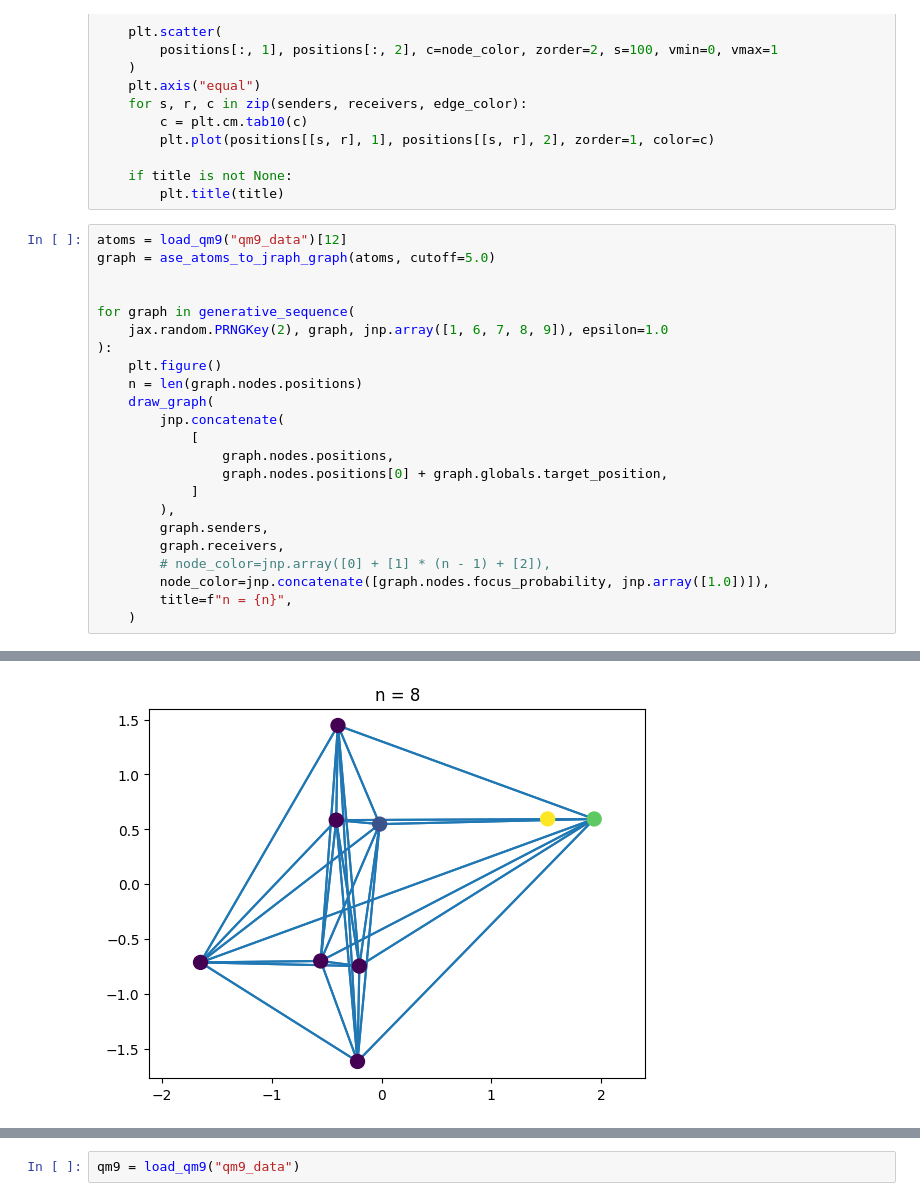
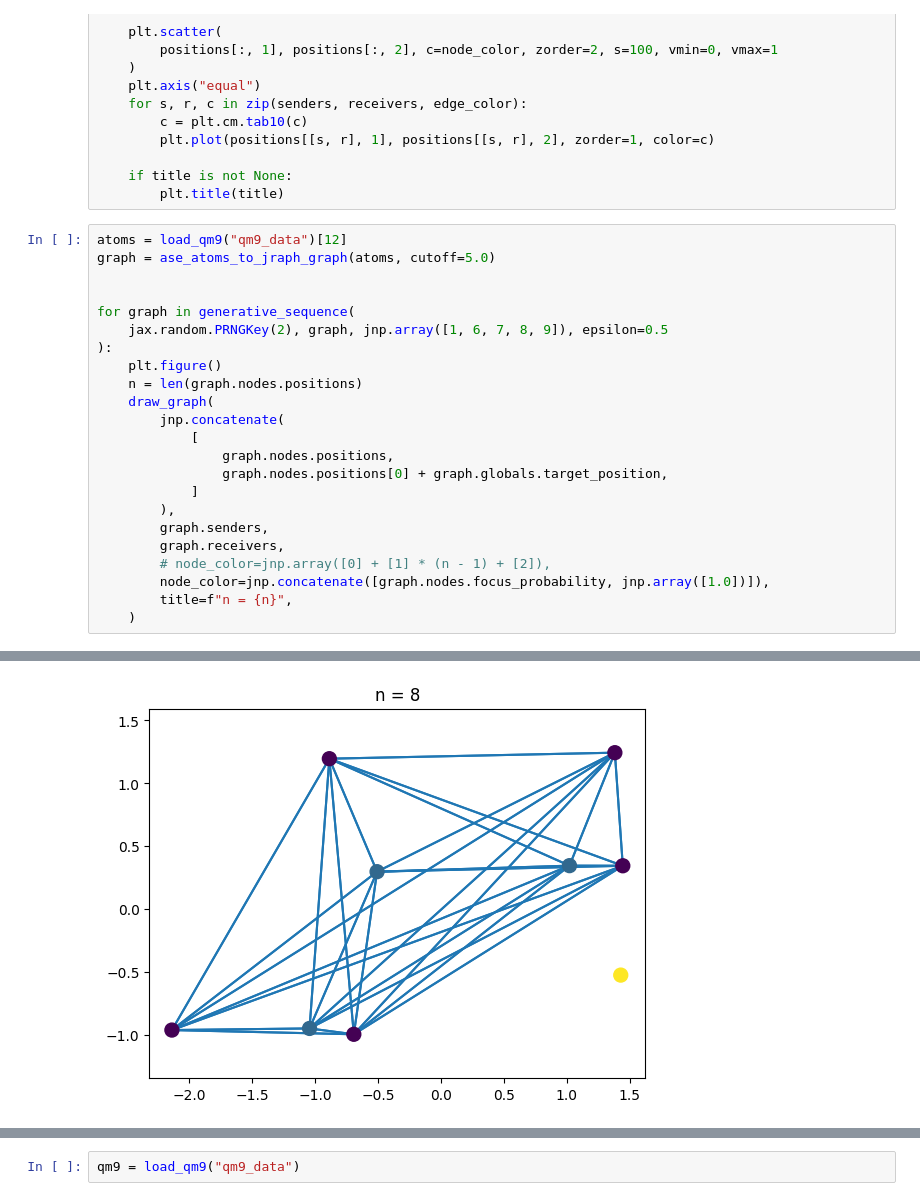
Before and after one commit to atomicarchitects/symphony, a Jupyter notebook: notebooks/test_dataset.ipynb, the cells around one changed output, grey strips where cells are left out. Saved outputs shown, nothing was run; the diff lists cells and outputs as text.

```diff
--- a/notebooks/test_dataset.ipynb
+++ b/notebooks/test_dataset.ipynb
@@ -49,7 +49,7 @@ graph = ase_atoms_to_jraph_graph(atoms, cutoff=5.0)
 
 
 for graph in generative_sequence(
-    jax.random.PRNGKey(2), graph, jnp.array([1, 6, 7, 8, 9]), epsilon=1.0
+    jax.random.PRNGKey(2), graph, jnp.array([1, 6, 7, 8, 9]), epsilon=0.5
 ):
     plt.figure()
     n = len(graph.nodes.positions)
@@ -77 +77 @@ for graph in generative_sequence(
-[figure, old version]
+[figure, new version]
```
Also changed, not shown: parts of 3 cells of this notebook, 1 other file.
